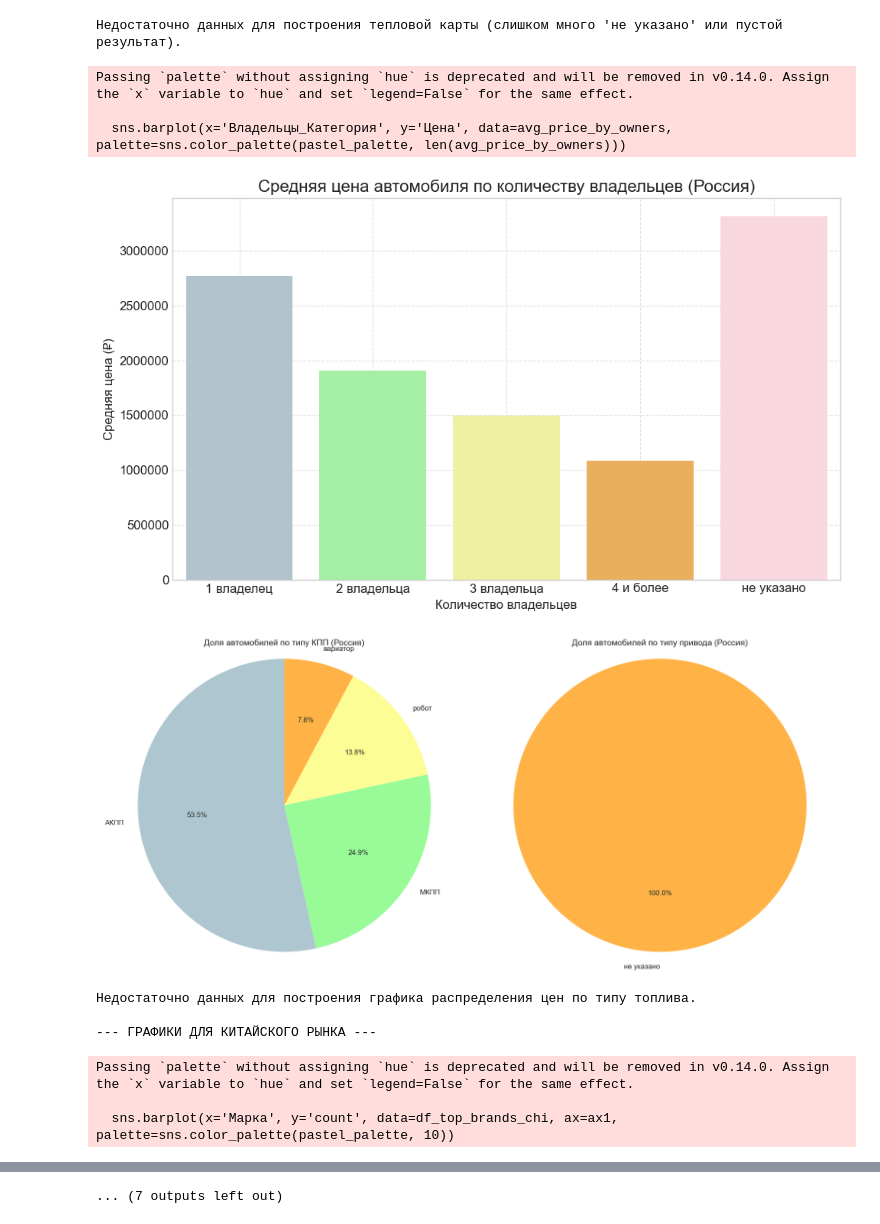
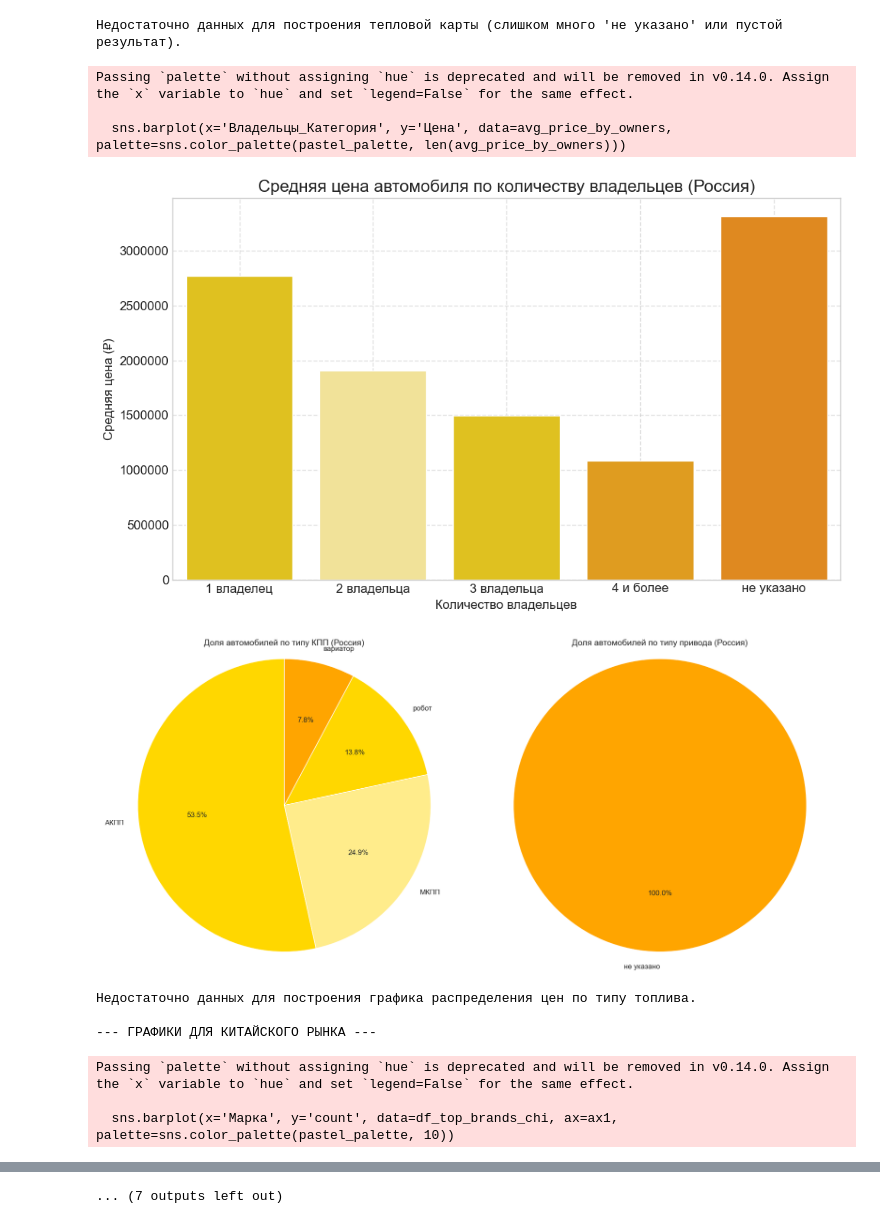
Before and after one commit to Chehmet/StudcampITMO, a Jupyter notebook: src/plots.ipynb, the cells around one changed output, grey strips where cells are left out. Saved outputs shown, nothing was run; the diff lists cells and outputs as text; code cells hidden in the pictures.

Commit message:
new colors

```diff
--- a/src/plots.ipynb
+++ b/src/plots.ipynb
@@ -6,16 +6,16 @@ import seaborn as sns
 
 # Пользовательская палитра цветов
 pastel_palette = [
-    '#AEC6CF',  # Light Blue
-    '#98FB98',  # Mint Green
-    '#FDFD96',  # Pale Yellow
-    '#FFB347',  # Peach
-    '#FFD1DC',  # Light Pink
-    '#B19CD9',  # Lavender
-    '#800080',  # Purple (Фиолетовый)
-    '#FF0000',  # Lightning McQueen Red (Молния МакКуин)
-    '#6A5ACD',  # Slate Blue
-    '#FFC0CB'   # Pink
+    '#FFD700',  # Gold (Золотой)
+    '#FFEC8B',  # Light Goldenrod (Светлый золотарник)
+    '#FFD700',  # Gold (Золотой)
+    '#FFA500',  # Orange (Оранжевый)
+    '#FF8C00',  # Dark Orange (Темно-оранжевый)
+    '#FF4500',  # Orange Red (Оранжево-красный)
+    '#FF0000',  # Red (Красный - основной цвет Молнии)
+    '#B22222',  # Firebrick (Кирпично-красный)
+    '#8B0000',  # Dark Red (Темно-красный)
+    '#FF6347'   # Tomato (Томатный)
 ]
 
 sns.set_palette(pastel_palette)
@@ -189,6 +189,8 @@ print("\n--- ГРАФИКИ ДЛЯ РОССИЙСКОГО РЫНКА ---")
 
 #### График 1 (Россия): Топ-10 самых популярных марок и их средняя цена
 if not df_rus.empty:
+    # plt.style.use('dark_background')
+
     top_brands = df_rus['Марка'].value_counts().head(10).index
     df_top_brands = df_rus[df_rus['Марка'].isin(top_brands)].groupby('Марка').agg(
         count=('Марка', 'count'),
@@ -203,11 +205,12 @@ if not df_rus.empty:
     ax1.tick_params(axis='y', labelcolor='blue')
     ax1.ticklabel_format(style='plain', axis='y')
 
-    ax2 = ax1.twinx()
-    sns.lineplot(x='Марка', y='avg_price', data=df_top_brands, ax=ax2, color=pastel_palette[7], marker='o', linestyle='--', linewidth=2)
-    ax2.set_ylabel('Средняя цена (₽)', color=pastel_palette[7], fontsize=12)
-    ax2.tick_params(axis='y', labelcolor=pastel_palette[7])
-    ax2.ticklabel_format(style='plain', axis='y')
+    # ax2 = ax1.twinx()
+    # sns.lineplot(x='Марка', y='avg_price', data=df_top_brands, ax=ax2, color=pastel_palette[7], marker='o', linestyle='--', linewidth=2)
+    # ax2.set_ylabel('Средняя цена (₽)', color=pastel_palette[7], fontsize=12)
+    # ax2.tick_params(axis='y', labelcolor=pastel_palette[7])
+    # ax2.ticklabel_format(style='plain', axis='y')
+
 
     plt.title('Топ-10 популярных марок автомобилей и их средняя цена (Россия)', fontsize=16)
     plt.grid(True, linestyle='--', alpha=0.6)
@@ -356,11 +359,11 @@ if not df_chi.empty:
     ax1.tick_params(axis='y', labelcolor='blue')
     ax1.ticklabel_format(style='plain', axis='y')
 
-    ax2 = ax1.twinx()
-    sns.lineplot(x='Марка', y='avg_price', data=df_top_brands_chi, ax=ax2, color=pastel_palette[6], marker='o', linestyle=':', linewidth=2)
-    ax2.set_ylabel('Средняя цена на аукционе (₽)', color=pastel_palette[6], fontsize=12)
-    ax2.tick_params(axis='y', labelcolor=pastel_palette[6])
-    ax2.ticklabel_format(style='plain', axis='y')
+    # ax2 = ax1.twinx()
+    # sns.lineplot(x='Марка', y='avg_price', data=df_top_brands_chi, ax=ax2, color=pastel_palette[6], marker='o', linestyle=':', linewidth=2)
+    # ax2.set_ylabel('Средняя цена на аукционе (₽)', color=pastel_palette[6], fontsize=12)
+    # ax2.tick_params(axis='y', labelcolor=pastel_palette[6])
+    # ax2.ticklabel_format(style='plain', axis='y')
 
     plt.title('Топ-10 популярных марок автомобилей и их средняя аукционная цена (Китай)', fontsize=16)
     plt.grid(True, linestyle='--', alpha=0.6)
@@ -582,10 +585,10 @@ Passing `palette` without assigning `hue` is deprecated and will be removed in v
 [figure]
 Недостаточно данных для построения тепловой карты (слишком много 'не указано' или пустой результат).
 Passing `palette` without assigning `hue` is deprecated and will be removed in v0.14.0. Assign the `x` variable to `hue` and set `legend=False` for the same effect.
 
   sns.barplot(x='Владельцы_Категория', y='Цена', data=avg_price_by_owners, palette=sns.color_palette(pastel_palette, len(avg_price_by_owners)))
-[figure, old version]
+[figure, new version]
-[figure, old version]
+[figure, new version]
 Недостаточно данных для построения графика распределения цен по типу топлива.
 
 --- ГРАФИКИ ДЛЯ КИТАЙСКОГО РЫНКА ---
```
Also changed, not shown: parts of 1 cell of this notebook.
